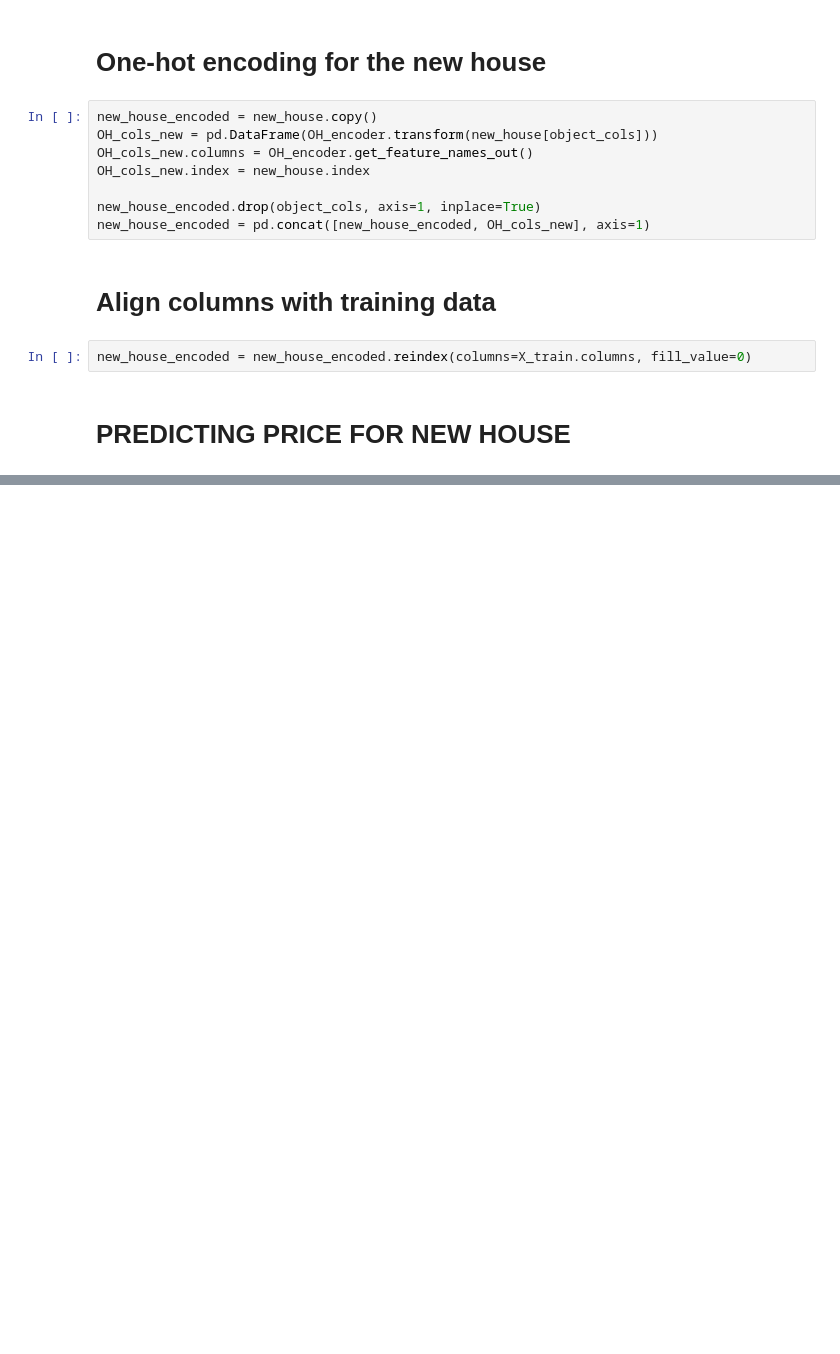
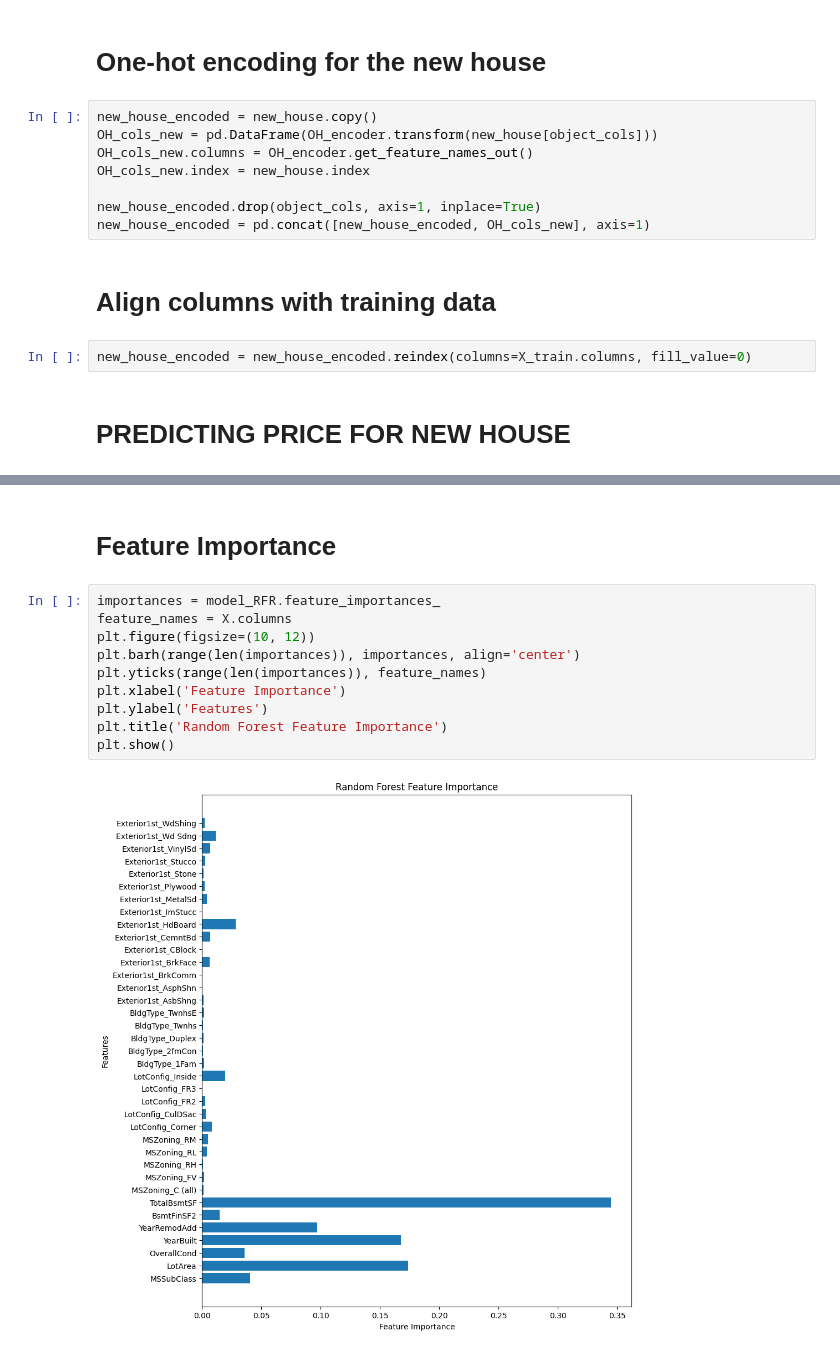
Before and after one commit to Saketh2611/House-Price-Prediction, a Jupyter notebook: House_Price__prediction.ipynb, the cells around one changed output, grey strips where cells are left out. Saved outputs shown, nothing was run; the diff lists cells and outputs as text; blank space fills up the shorter version.

```diff
--- a/House_Price__prediction.ipynb
+++ b/House_Price__prediction.ipynb
@@ -226,0 +251,14 @@ Predicted price for new house: 180921.13018583725
+# %% [markdown]
+# Feature Importance
+# %%
+importances = model_RFR.feature_importances_
+feature_names = X.columns
+plt.figure(figsize=(10, 12))
+plt.barh(range(len(importances)), importances, align='center')
+plt.yticks(range(len(importances)), feature_names)
+plt.xlabel('Feature Importance')
+plt.ylabel('Features')
+plt.title('Random Forest Feature Importance')
+plt.show()
+# %% [output]
+[figure, added]
```
Also changed, not shown: parts of 7 cells of this notebook.
